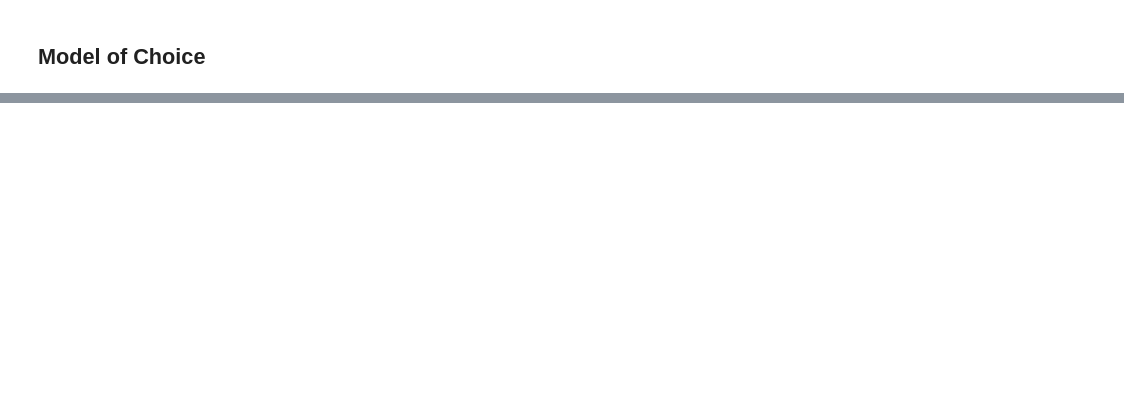
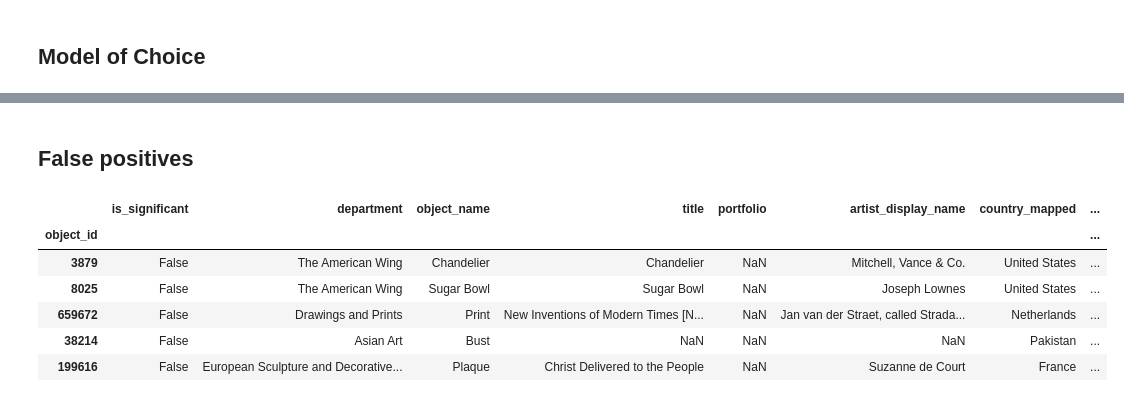
Before and after one commit to mollykstark/SIADS-Milestone-II, a Jupyter notebook: src/notebooks/supervised.ipynb, the cells around one changed output, grey strips where cells are left out. Cells and saved outputs as stored; diff of their text form; code cells hidden in the pictures; blank space fills up the shorter version.

```diff
--- a/src/notebooks/supervised.ipynb
+++ b/src/notebooks/supervised.ipynb
@@ -665,0 +1058,12 @@ pull out three distinct rows where the prediction failed (include false positive
+# %% [markdown]
+## False positives
+# %%
+df.loc[false_pos]
+# %% [output]
+|  | is_significant | department | object_name | title | portfolio | artist_display_name | country_mapped | ... |
+| object_id |  |  |  |  |  |  |  | ... |
+| 3879 | False | The American Wing | Chandelier | Chandelier | NaN | Mitchell, Vance & Co. | United States | ... |
+| 8025 | False | The American Wing | Sugar Bowl | Sugar Bowl | NaN | Joseph Lownes | United States | ... |
+| 659672 | False | Drawings and Prints | Print | New Inventions of Modern Times [N... | NaN | Jan van der Straet, called Strada... | Netherlands | ... |
+| 38214 | False | Asian Art | Bust | NaN | NaN | NaN | Pakistan | ... |
+| 199616 | False | European Sculpture and Decorative... | Plaque | Christ Delivered to the People | NaN | Suzanne de Court | France | ... |
```
Also changed, not shown: parts of 61 cells of this notebook, 23 other files.
